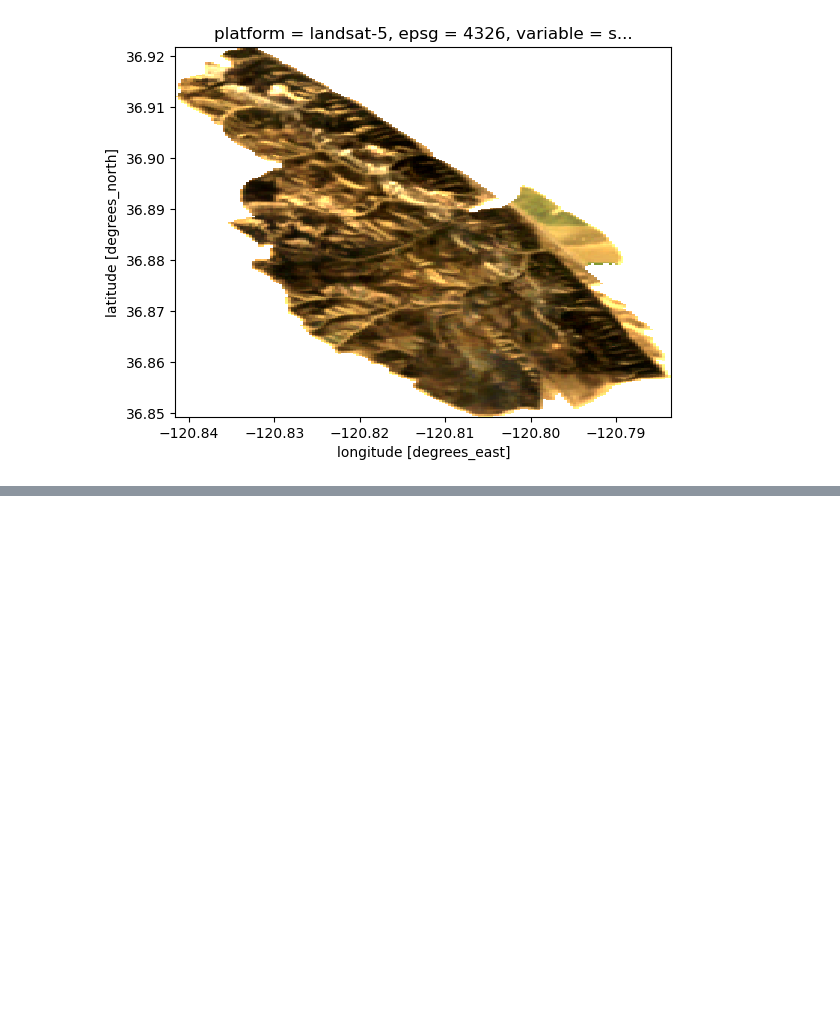
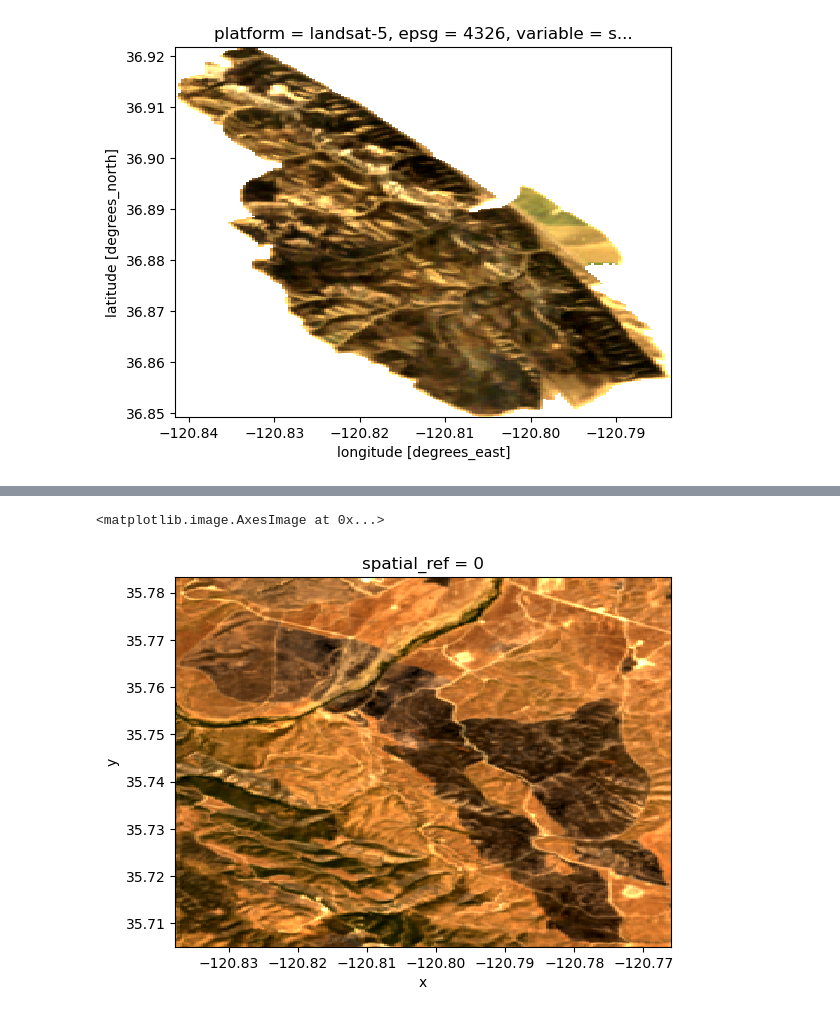
Before and after one commit to flowers-huang/cs325b-wildfire, a Jupyter notebook: tutorial_xarray.ipynb, the cells around one changed output, grey strips where cells are left out. Drawn from its saved outputs; the diff is of its cells as text; code cells hidden in the pictures; blank space fills up the shorter version.

Commit message:
Processing GeoTiffs and updates
Change dnbr functions to clean data and to produce create composites.
Notebook is updated with data processing steps.

```diff
--- a/tutorial_xarray.ipynb
+++ b/tutorial_xarray.ipynb
@@ -174,0 +179,2 @@ clipped_median.rio.to_raster("test_raster_file.tif")
+# %%
+path_to_rasters = list(Path("processed_images/").rglob("*.tif"))
@@ -174,0 +201,5 @@ clipped_median.rio.to_raster("test_raster_file.tif")
+# %%
+xr.open_dataset(path_to_rasters[120]).sel(band=[3, 2, 1]).band_data.plot.imshow(robust=True)
+# %% [output]
+<matplotlib.image.AxesImage at 0x...>
+[figure, added]
```
Also changed, not shown: parts of 4 cells of this notebook, 3 other files.
